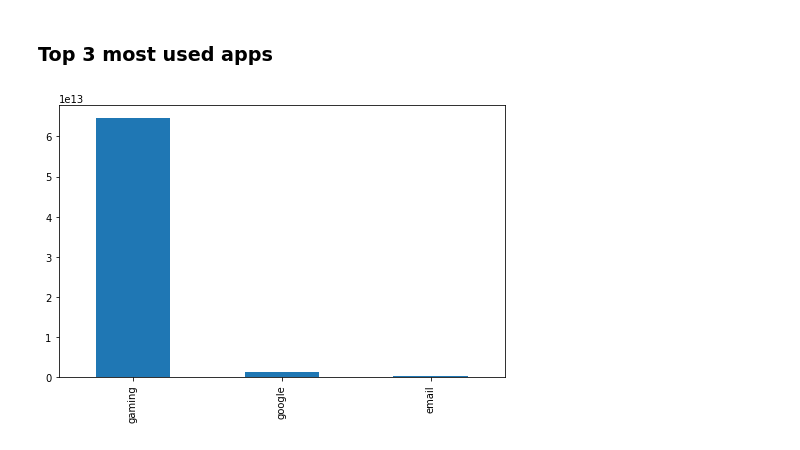
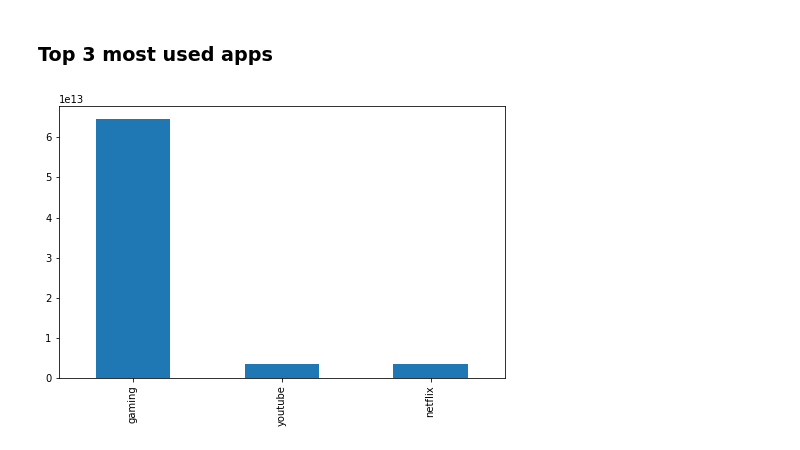
Before and after one commit to Nathnael12/Telecom_data_analysis, a Jupyter notebook: notebooks/UserEngagementAnalysis.ipynb, the cells around one changed output. Drawn from its saved outputs; the diff is of its cells as text; code cells hidden in the pictures.

```diff
--- a/notebooks/UserEngagementAnalysis.ipynb
+++ b/notebooks/UserEngagementAnalysis.ipynb
@@ -556,11 +556,11 @@ Top 10 youtube Users
 # %%
 plt.figure(figsize=(8,5))
 total_user_engagement=users_app_engagement_rank[column_names].agg(['sum'])
 
 # transpose data to make app names indicies
 total_user_engagement=total_user_engagement.T['sum']
 
-total_user_engagement.head(3).sort_values(ascending=False).plot(kind="bar")
+total_user_engagement.sort_values(ascending=False)[:3].plot(kind="bar")
 plt.show()
 # %% [output]
-[figure, old version]
+[figure, new version]
```
Also changed, not shown: parts of 1 cell of this notebook, 1 other file.
